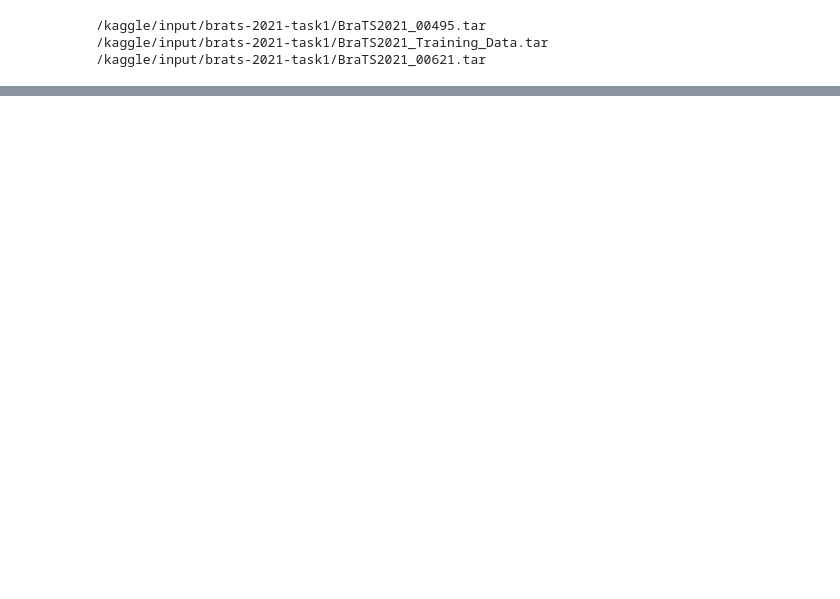
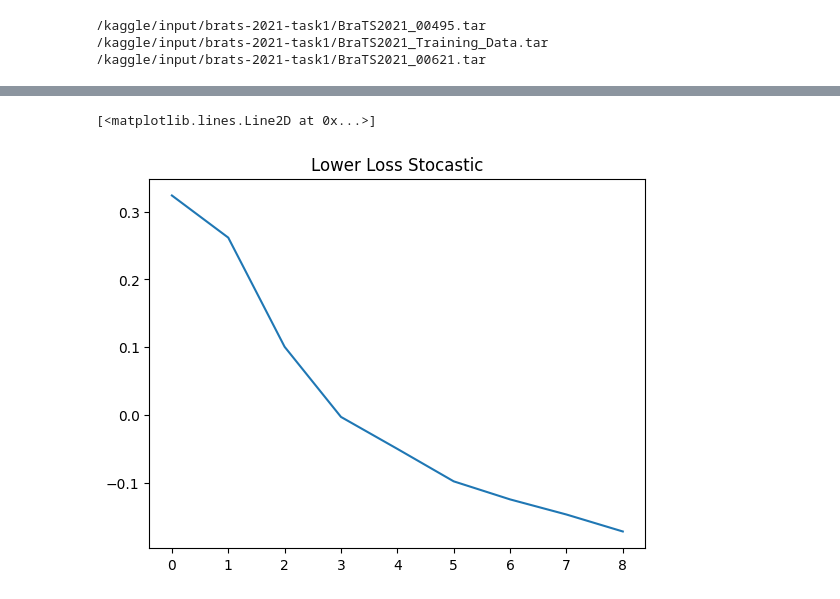
Before and after one commit to vrs-darkness/Triad-Net, a Jupyter notebook: triadnet.ipynb, the cells around one changed output, grey strips where cells are left out. Drawn from its saved outputs; the diff is of its cells as text; code cells hidden in the pictures; blank space fills up the shorter version.

```diff
--- a/triadnet.ipynb
+++ b/triadnet.ipynb
@@ -259,0 +439,6 @@ plt.plot(history_upper.history['loss'][1:])
+# %%
+plt.title("Lower Loss Stocastic")
+plt.plot(history_lower.history['loss'][1:])
+# %% [output]
+[<matplotlib.lines.Line2D at 0x...>]
+[figure, added]
```
Also changed, not shown: parts of 20 cells of this notebook.
